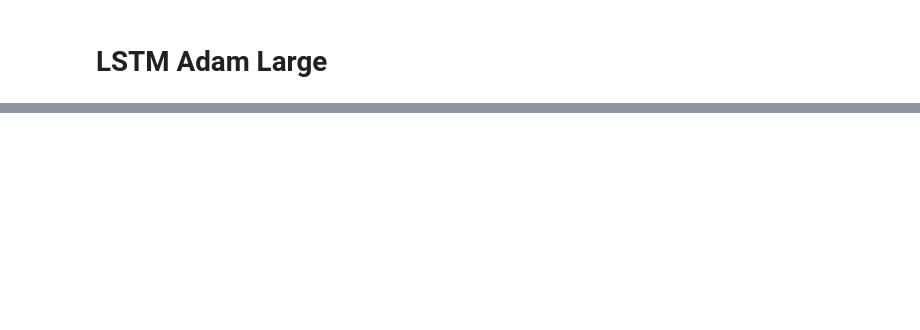
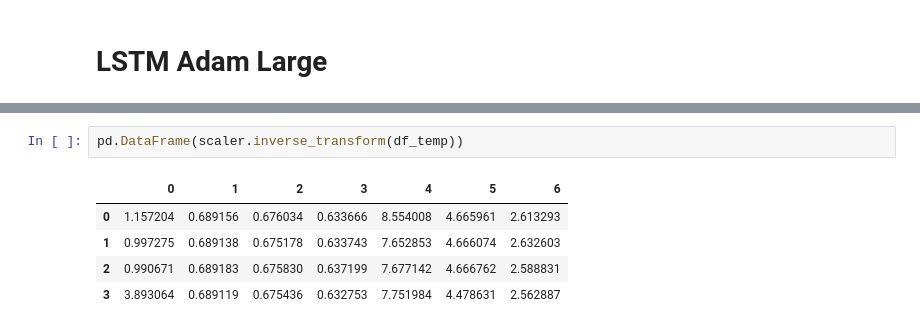
Before and after one commit to felix-ha/cfds_project, a Jupyter notebook: Hyperparam_Opt_RNN.ipynb, the cells around one changed output, grey strips where cells are left out. Drawn from its saved outputs; the diff is of its cells as text; blank space fills up the shorter version.

```diff
--- a/Hyperparam_Opt_RNN.ipynb
+++ b/Hyperparam_Opt_RNN.ipynb
@@ -557,0 +740,8 @@ ax[1].grid()
+# %%
+pd.DataFrame(scaler.inverse_transform(df_temp))
+# %% [output]
+|  | 0 | 1 | 2 | 3 | 4 | 5 | 6 |
+| 0 | 1.157204 | 0.689156 | 0.676034 | 0.633666 | 8.554008 | 4.665961 | 2.613293 |
+| 1 | 0.997275 | 0.689138 | 0.675178 | 0.633743 | 7.652853 | 4.666074 | 2.632603 |
+| 2 | 0.990671 | 0.689183 | 0.675830 | 0.637199 | 7.677142 | 4.666762 | 2.588831 |
+| 3 | 3.893064 | 0.689119 | 0.675436 | 0.632753 | 7.751984 | 4.478631 | 2.562887 |
```
Also changed, not shown: parts of 20 cells of this notebook, 1 other file.
